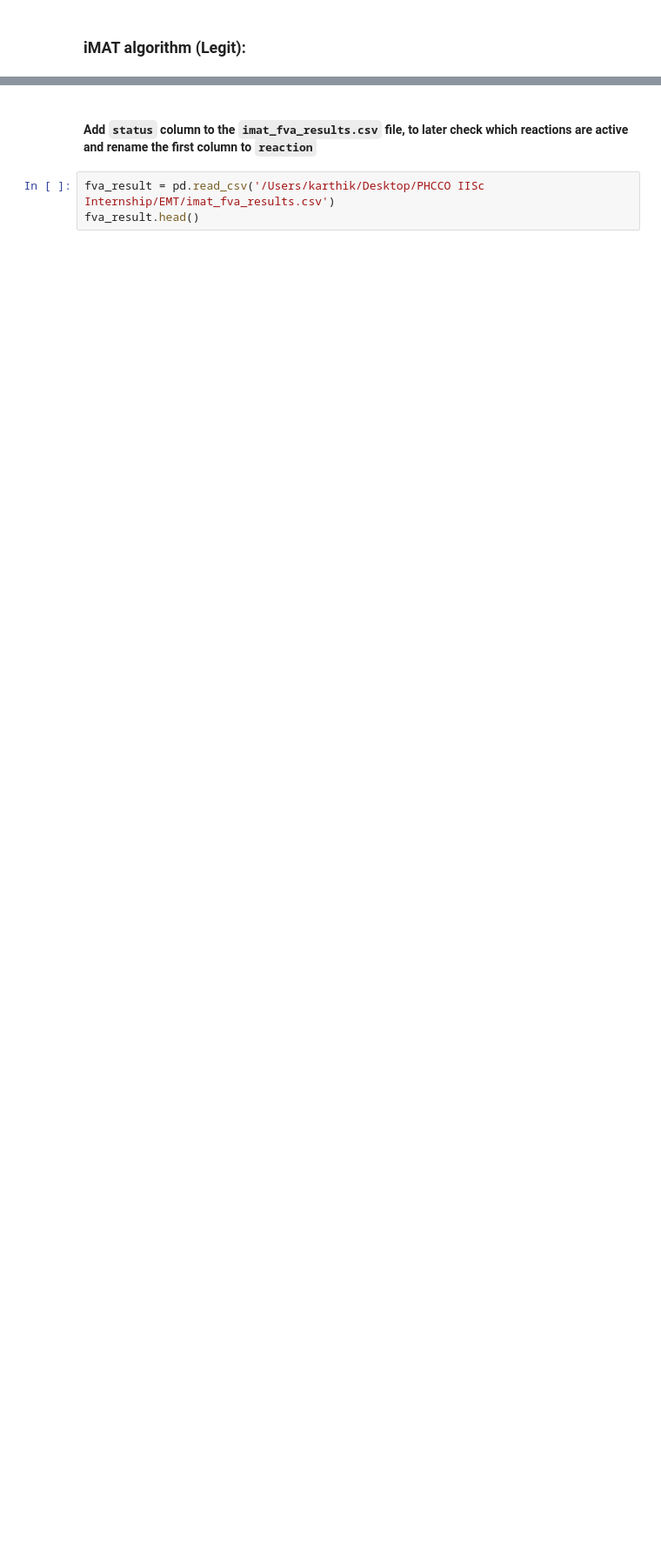
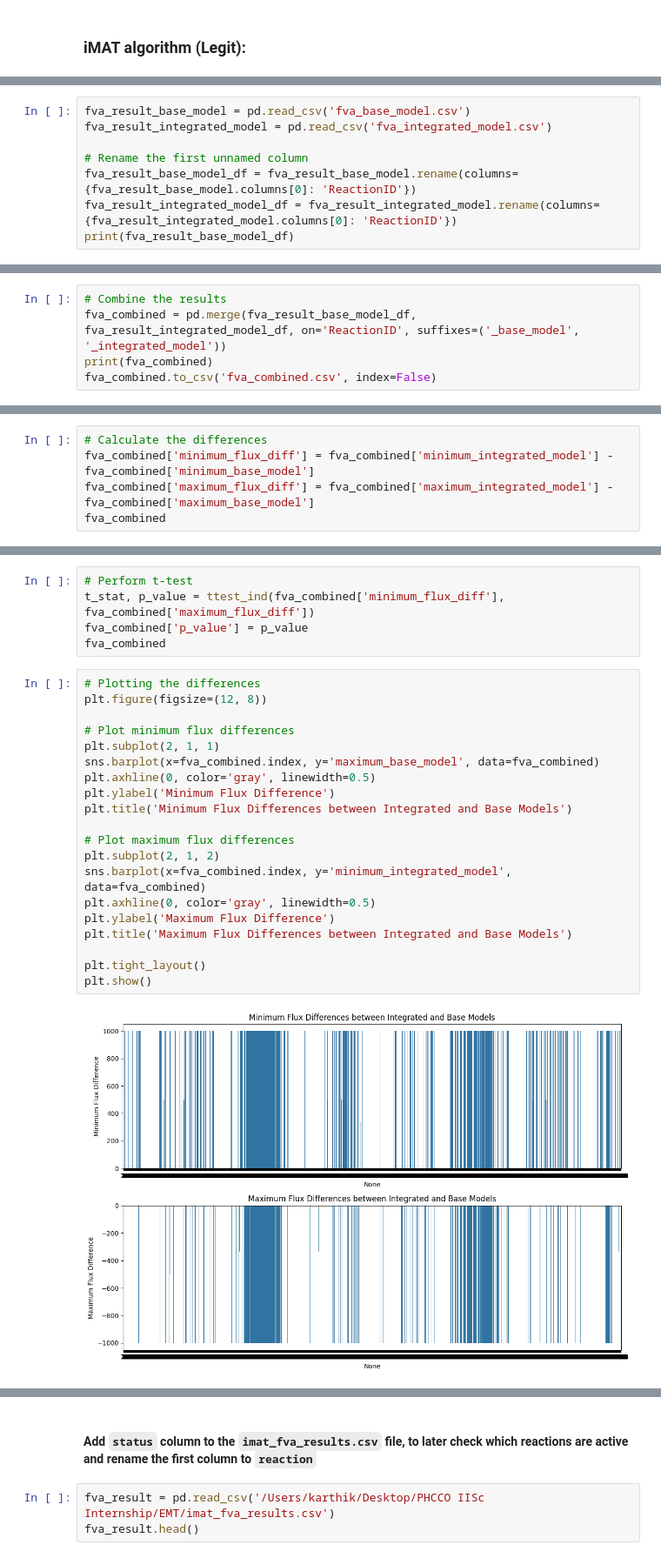
Before and after one commit to KarthikDani/PHCCOProject, a Jupyter notebook: EMT/recon3d.ipynb, the cells around one changed output, grey strips where cells are left out. Shown at 87% size. Cells and saved outputs as stored; diff of their text form; blank space fills up the shorter version.

```diff
--- a/EMT/recon3d.ipynb
+++ b/EMT/recon3d.ipynb
@@ -355,0 +478,8 @@ EX_5adtststerones_e     -0.3      0.1
+# %%
+fva_result_base_model = pd.read_csv('fva_base_model.csv')
+fva_result_integrated_model = pd.read_csv('fva_integrated_model.csv')
+
+# Rename the first unnamed column
+fva_result_base_model_df = fva_result_base_model.rename(columns={fva_result_base_model.columns[0]: 'ReactionID'})
+fva_result_integrated_model_df = fva_result_integrated_model.rename(columns={fva_result_integrated_model.columns[0]: 'ReactionID'})
+print(fva_result_base_model_df)
@@ -355,0 +501,5 @@ EX_5adtststerones_e     -0.3      0.1
+# %%
+# Combine the results
+fva_combined = pd.merge(fva_result_base_model_df, fva_result_integrated_model_df, on='ReactionID', suffixes=('_base_model', '_integrated_model'))
+print(fva_combined)
+fva_combined.to_csv('fva_combined.csv', index=False)
@@ -355,0 +524,5 @@ EX_5adtststerones_e     -0.3      0.1
+# %%
+# Calculate the differences
+fva_combined['minimum_flux_diff'] = fva_combined['minimum_integrated_model'] - fva_combined['minimum_base_model']
+fva_combined['maximum_flux_diff'] = fva_combined['maximum_integrated_model'] - fva_combined['maximum_base_model']
+fva_combined
@@ -355,0 +543,27 @@ EX_5adtststerones_e     -0.3      0.1
+# %%
+# Perform t-test
+t_stat, p_value = ttest_ind(fva_combined['minimum_flux_diff'], fva_combined['maximum_flux_diff'])
+fva_combined['p_value'] = p_value
+fva_combined
+# %%
+# Plotting the differences
+plt.figure(figsize=(12, 8))
+
+# Plot minimum flux differences
+plt.subplot(2, 1, 1)
+sns.barplot(x=fva_combined.index, y='maximum_base_model', data=fva_combined)
+plt.axhline(0, color='gray', linewidth=0.5)
+plt.ylabel('Minimum Flux Difference')
+plt.title('Minimum Flux Differences between Integrated and Base Models')
+
+# Plot maximum flux differences
+plt.subplot(2, 1, 2)
+sns.barplot(x=fva_combined.index, y='minimum_integrated_model', data=fva_combined)
+plt.axhline(0, color='gray', linewidth=0.5)
+plt.ylabel('Maximum Flux Difference')
+plt.title('Maximum Flux Differences between Integrated and Base Models')
+
+plt.tight_layout()
+plt.show()
+# %% [output]
+[figure, added]
```
Also changed, not shown: parts of 18 cells of this notebook, 8 other files.
